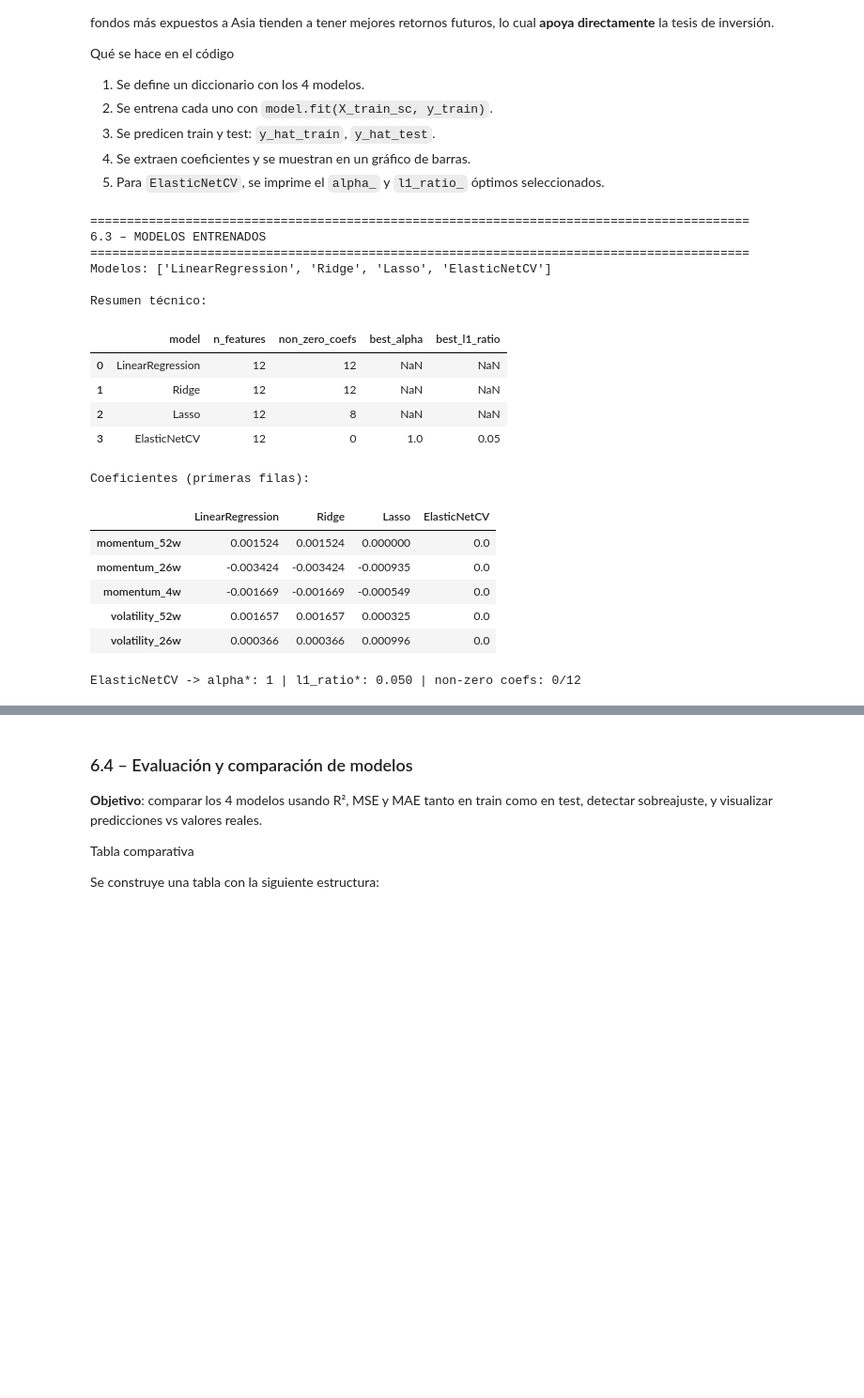
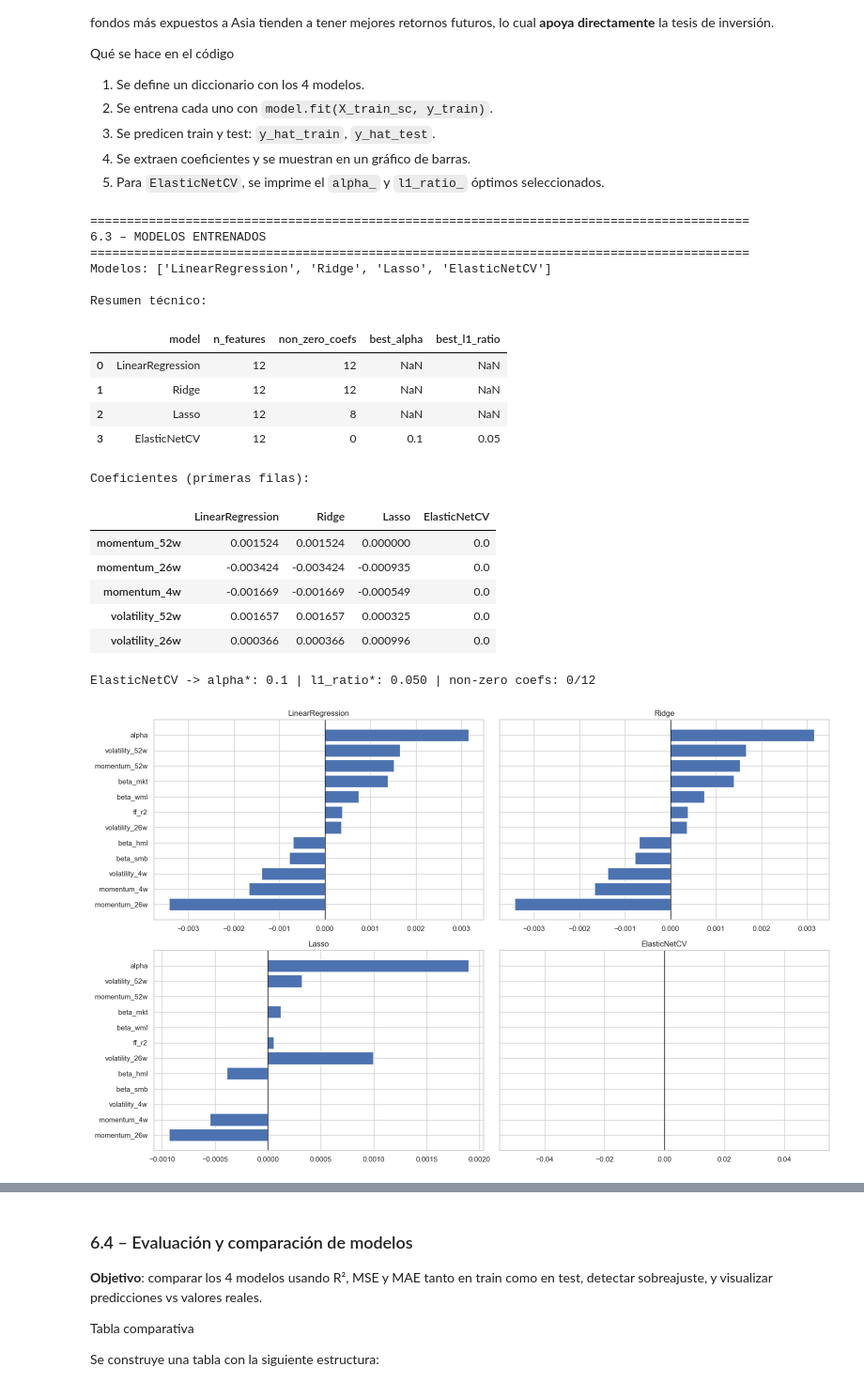
Before and after one commit to Romequinco/TAREA_SUPERVISED_LEARNIGN_-AND_DATA_PREPROCESSING, a Jupyter notebook: TAREA.ipynb, the cells around one changed output, grey strips where cells are left out. Shown at 94% size. Saved outputs shown, nothing was run; the diff lists cells and outputs as text; code cells hidden in the pictures; blank space fills up the shorter version.

```diff
--- a/TAREA.ipynb
+++ b/TAREA.ipynb
@@ -3596,9 +3526,6 @@ Qué se hace en el código
 # =============================================================================
 # 6.3 – Entrenamiento de modelos lineales (principal: ElasticNetCV)
 # =============================================================================
-
-
-from sklearn.linear_model import LinearRegression, Ridge, Lasso, ElasticNetCV
 
 # -------------------------------------------------------------------------
 # Precondiciones esperadas de 6.1 / 6.2:
@@ -3611,11 +3538,11 @@ models = {
     "Ridge": Ridge(alpha=1.0, random_state=42),
     "Lasso": Lasso(alpha=0.001, random_state=42, max_iter=100000),
     "ElasticNetCV": ElasticNetCV(
-        l1_ratio=np.linspace(0.05, 1.0, 20),   # evita 0.0 puro ridge en este solver
-        alphas=np.logspace(-4, 0, 30),         # intensidad de regularización
+        l1_ratio=np.linspace(0.05, 0.95, 19),   # evita 0.0 puro ridge en este solver
+        alphas=np.logspace(-6, -1, 40),         # intensidad de regularización
         cv=5,                                  # CV sobre train
         random_state=42,
-        max_iter=100000,
+        max_iter=300000,
         n_jobs=None
     ),
 }
@@ -3662,34 +3589,49 @@ coef_table = pd.DataFrame(coef_dict)  # index = feature, columns = model
 model_stats = pd.DataFrame(model_stats)
 
 print("=" * 90)
 print("6.3 – MODELOS ENTRENADOS")
 print("=" * 90)
 print("Modelos:", list(fitted_models.keys()))
 print("\nResumen técnico:")
 display(model_stats)
 
 print("\nCoeficientes (primeras filas):")
 display(coef_table.head())
 
 # Diagnóstico rápido del modelo principal
 enet_info = model_stats[model_stats["model"] == "ElasticNetCV"]
 if not enet_info.empty:
     alpha_star = enet_info["best_alpha"].iloc[0]
     l1r_star = enet_info["best_l1_ratio"].iloc[0]
     nnz = int(enet_info["non_zero_coefs"].iloc[0])
     print(f"ElasticNetCV -> alpha*: {alpha_star:.6g} | l1_ratio*: {l1r_star:.3f} | non-zero coefs: {nnz}/{len(feature_columns)}")
+
+
+coef_plot = coef_table.copy()
+
+fig, axes = plt.subplots(2, 2, figsize=(16, 10), sharey=True)
+axes = axes.ravel()
+
+for ax, model_name in zip(axes, coef_plot.columns):
+    s = coef_plot[model_name].sort_values()
+    ax.barh(s.index, s.values)
+    ax.set_title(model_name)
+    ax.axvline(x=0, color="black", linewidth=1)
+
+plt.tight_layout()
+plt.show()
 # %% [output]
 ==========================================================================================
 6.3 – MODELOS ENTRENADOS
 ==========================================================================================
 Modelos: ['LinearRegression', 'Ridge', 'Lasso', 'ElasticNetCV']
 
 Resumen técnico:
 |  | model | n_features | non_zero_coefs | best_alpha | best_l1_ratio |
 | 0 | LinearRegression | 12 | 12 | NaN | NaN |
 | 1 | Ridge | 12 | 12 | NaN | NaN |
 | 2 | Lasso | 12 | 8 | NaN | NaN |
-| 3 | ElasticNetCV | 12 | 0 | 1.0 | 0.05 |
+| 3 | ElasticNetCV | 12 | 0 | 0.1 | 0.05 |
 Coeficientes (primeras filas):
 |  | LinearRegression | Ridge | Lasso | ElasticNetCV |
 | momentum_52w | 0.001524 | 0.001524 | 0.000000 | 0.0 |
@@ -3697,4 +3639,5 @@ Coeficientes (primeras filas):
 | momentum_4w | -0.001669 | -0.001669 | -0.000549 | 0.0 |
 | volatility_52w | 0.001657 | 0.001657 | 0.000325 | 0.0 |
 | volatility_26w | 0.000366 | 0.000366 | 0.000996 | 0.0 |
-ElasticNetCV -> alpha*: 1 | l1_ratio*: 0.050 | non-zero coefs: 0/12
+ElasticNetCV -> alpha*: 0.1 | l1_ratio*: 0.050 | non-zero coefs: 0/12
+[figure, added]
```
Also changed, not shown: parts of 5 cells of this notebook.
